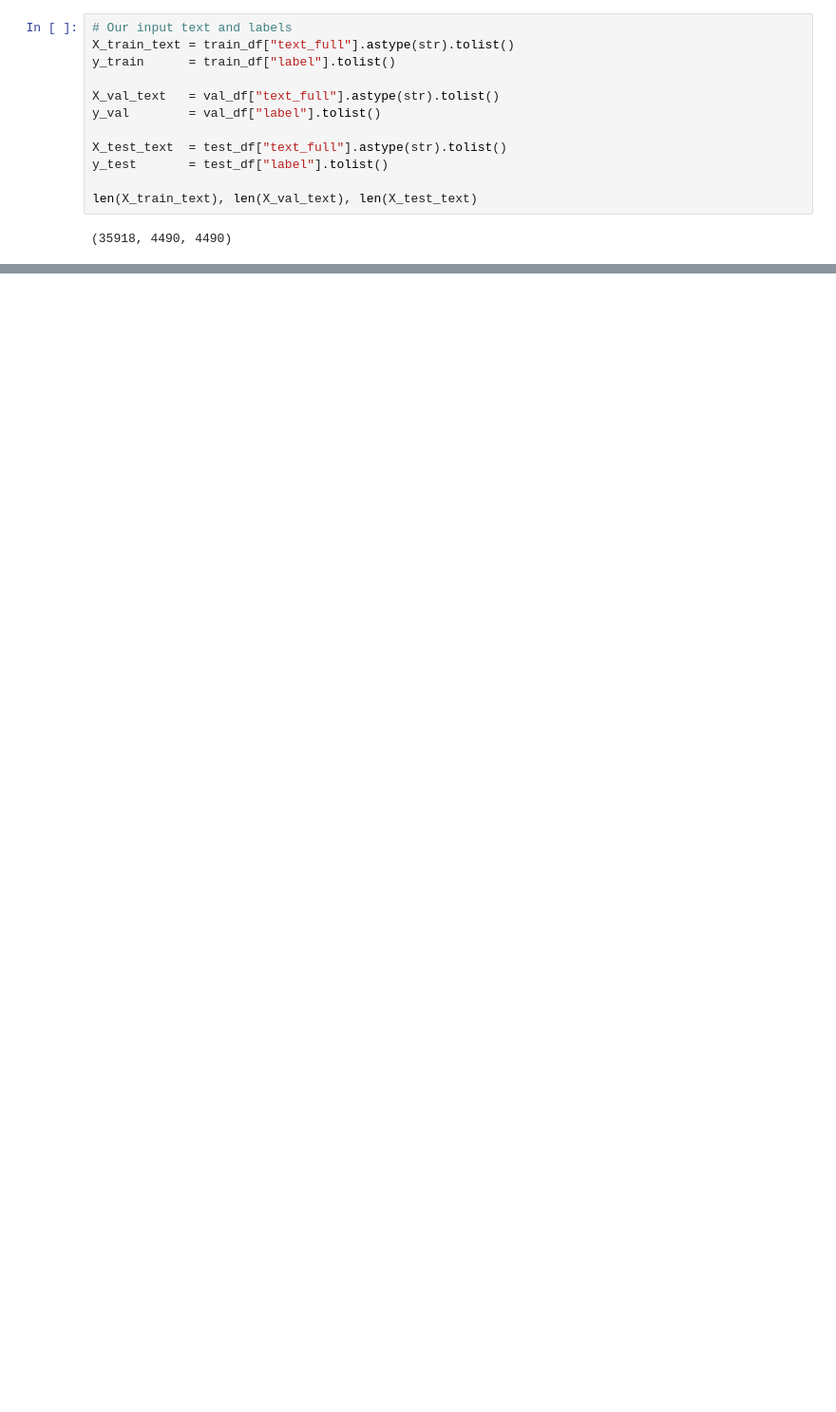
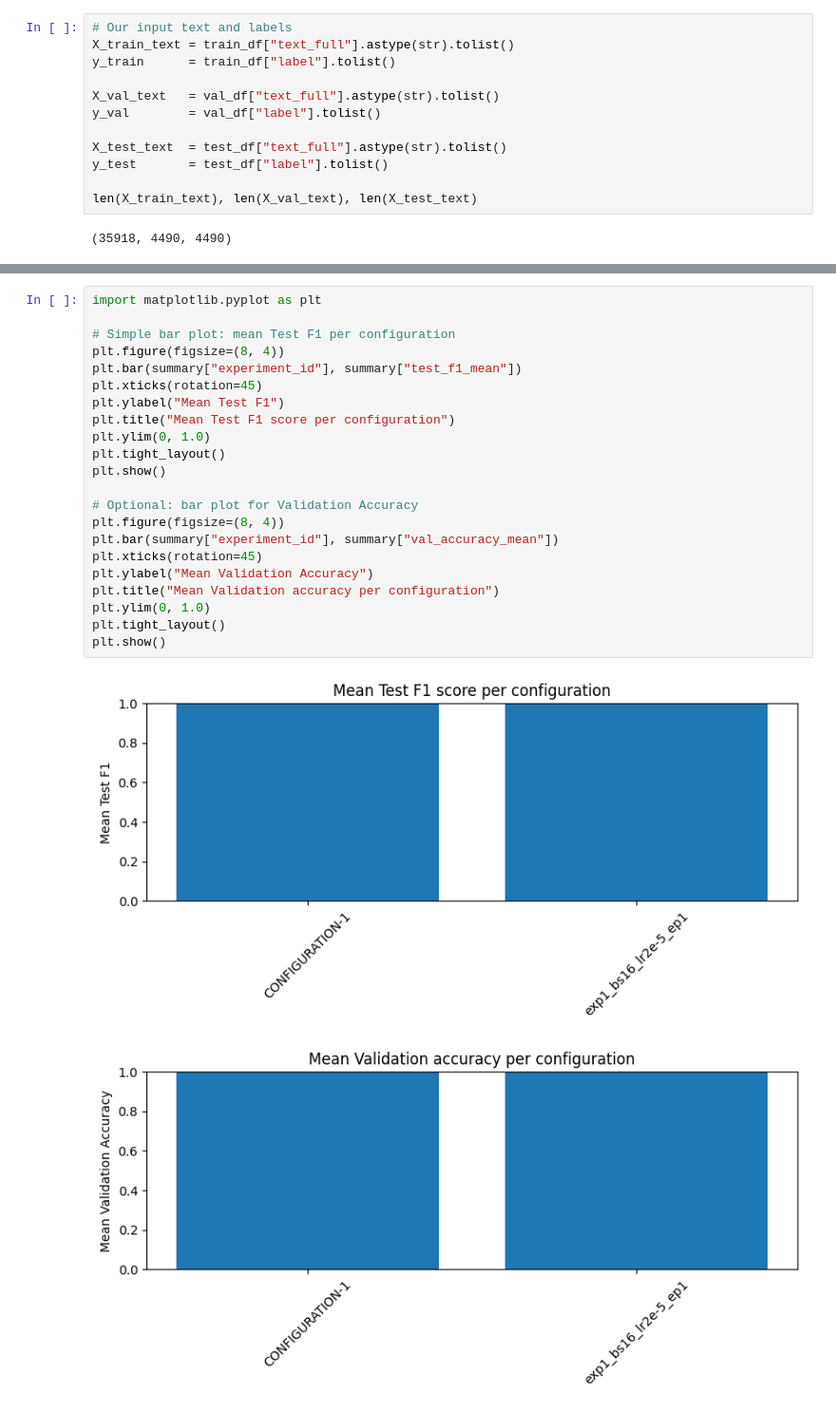
Before and after one commit to Birk2450/fake-news-detector-distilbert, a Jupyter notebook: notebooks/distilbert_experiments.ipynb, the cells around one changed output, grey strips where cells are left out. Shown at 95% size. Cells and saved outputs as stored; diff of their text form; blank space fills up the shorter version.

Commit message:
Commiting big change with all configurations and model ready to start fine-tuning.

```diff
--- a/notebooks/distilbert_experiments.ipynb
+++ b/notebooks/distilbert_experiments.ipynb
@@ -191,0 +454,25 @@ Test results:
+# %%
+import matplotlib.pyplot as plt
+
+# Simple bar plot: mean Test F1 per configuration
+plt.figure(figsize=(8, 4))
+plt.bar(summary["experiment_id"], summary["test_f1_mean"])
+plt.xticks(rotation=45)
+plt.ylabel("Mean Test F1")
+plt.title("Mean Test F1 score per configuration")
+plt.ylim(0, 1.0)
+plt.tight_layout()
+plt.show()
+
+# Optional: bar plot for Validation Accuracy
+plt.figure(figsize=(8, 4))
+plt.bar(summary["experiment_id"], summary["val_accuracy_mean"])
+plt.xticks(rotation=45)
+plt.ylabel("Mean Validation Accuracy")
+plt.title("Mean Validation accuracy per configuration")
+plt.ylim(0, 1.0)
+plt.tight_layout()
+plt.show()
+# %% [output]
+[figure, added]
+[figure, added]
```
Also changed, not shown: parts of 13 cells of this notebook, 1 other file.
